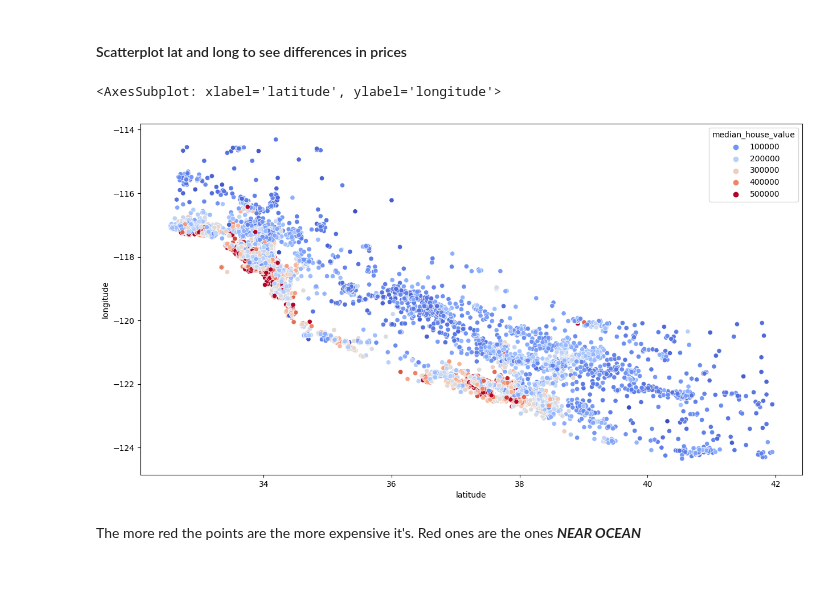
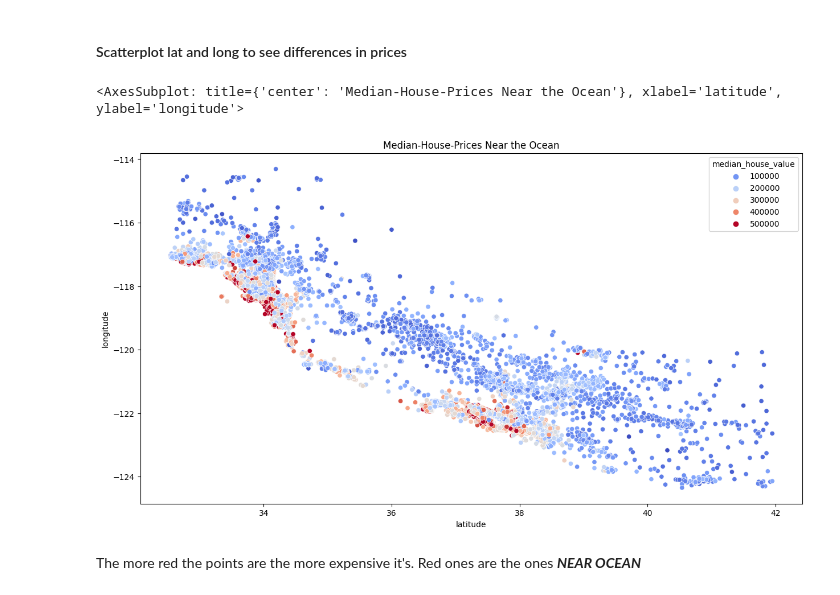
Before and after one commit to ortizfram/House-Price-Predicition, a Jupyter notebook: prediction.ipynb, the cells around one changed output. Drawn from its saved outputs; the diff is of its cells as text; code cells hidden in the pictures.

Commit message:
visualization Median-House-Prices Near the Ocean

```diff
--- a/prediction.ipynb
+++ b/prediction.ipynb
@@ -170,9 +170,10 @@ sns.heatmap(train_data.corr(), annot=True, cmap="YlGnBu")
 #### Scatterplot lat and long to see differences in prices
 # %%
 plt.figure(figsize=(15,8))
+plt.title('Median-House-Prices Near the Ocean')
 sns.scatterplot(x='latitude',y='longitude', data=train_data, hue='median_house_value', palette='coolwarm')
 # %% [output]
-<AxesSubplot: xlabel='latitude', ylabel='longitude'>
+<AxesSubplot: title={'center': 'Median-House-Prices Near the Ocean'}, xlabel='latitude', ylabel='longitude'>
-[figure, old version]
+[figure, new version]
 # %% [markdown]
 The more red the points are the more expensive it's. Red ones are the ones ***NEAR OCEAN***
```
